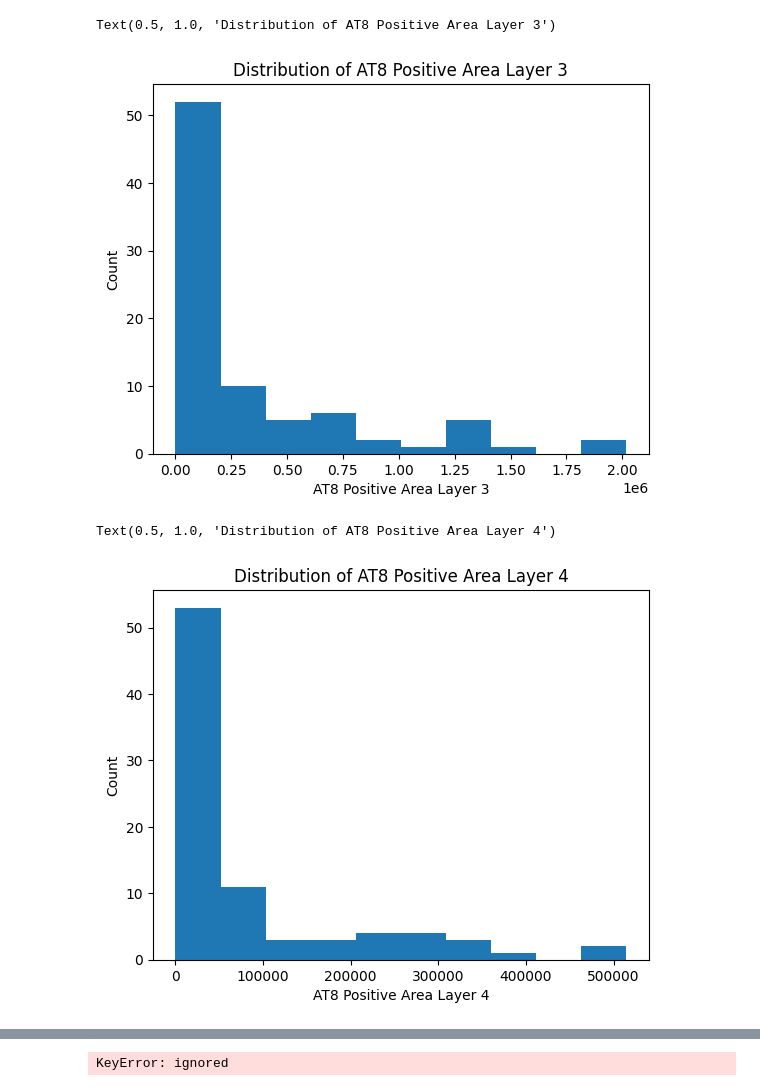
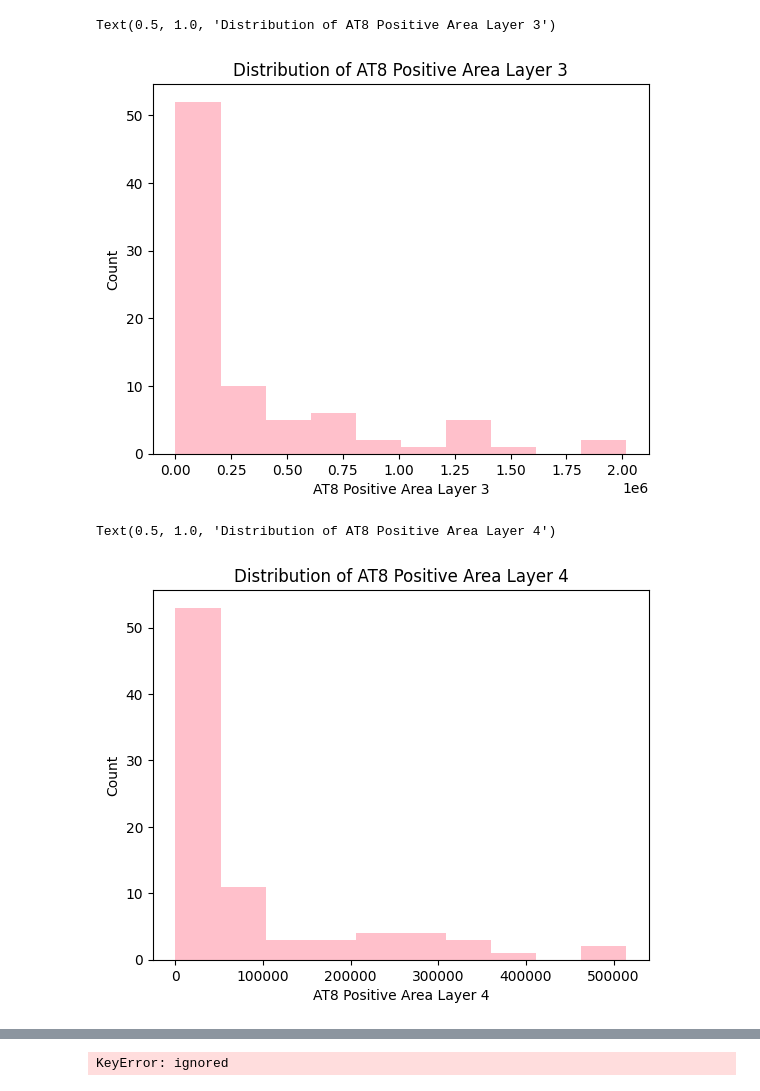
Before and after one commit to zoyaholin/Neur265HOLIN, a Jupyter notebook: Final_Project.ipynb, the cells around one changed output, grey strips where cells are left out. Cells and saved outputs as stored; diff of their text form; code cells hidden in the pictures.

```diff
--- a/Final_Project.ipynb
+++ b/Final_Project.ipynb
@@ -25,21 +25,21 @@ totalpTDP43_positive_area_Layer1= alz_ID.iloc[:,10]
 totalpTDP43_positive_area_Layer2= alz_ID.iloc[:,11]
 # %%
 #Making histogram for AT8 positive layer 3
-plt.hist(AT8positive_area_Layer3)
+plt.hist(AT8positive_area_Layer3, color = "pink")
 plt.xlabel('AT8 Positive Area Layer 3')
 plt.ylabel('Count')
 plt.title('Distribution of AT8 Positive Area Layer 3')
 # %% [output]
 Text(0.5, 1.0, 'Distribution of AT8 Positive Area Layer 3')
-[figure, old version]
+[figure, new version]
 # %%
 #Making histogram for AT8 positive layer 4
-plt.hist(AT8positive_area_Layer4)
+plt.hist(AT8positive_area_Layer4, color = "pink")
 plt.xlabel('AT8 Positive Area Layer 4')
 plt.ylabel('Count')
 plt.title('Distribution of AT8 Positive Area Layer 4')
 # %% [output]
 Text(0.5, 1.0, 'Distribution of AT8 Positive Area Layer 4')
-[figure, old version]
+[figure, new version]
 # %%
 #Making histogram for total pTDP43_positive_area_Layer1
```
Also changed, not shown: parts of 3 cells of this notebook.
